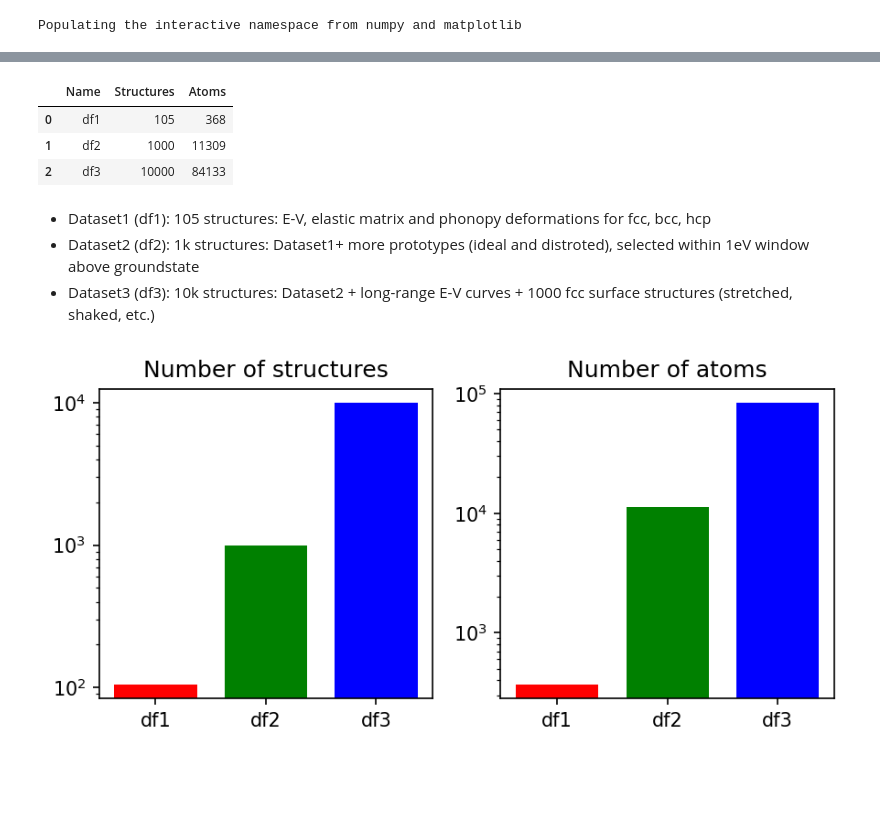
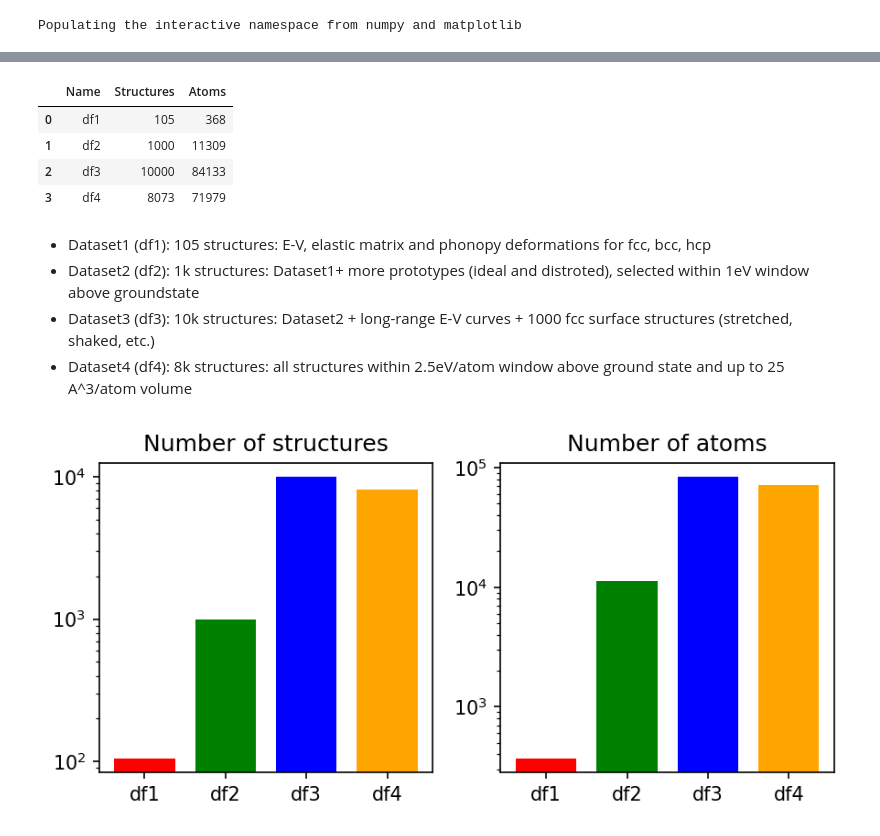
Before and after one commit to pyiron-workshop/potentials-workshop-2021, a Jupyter notebook: day_2/00-IntroductionDay2.ipynb, the cells around one changed output, grey strips where cells are left out. Cells and saved outputs as stored; diff of their text form; code cells hidden in the pictures; blank space fills up the shorter version.

```diff
--- a/day_2/00-IntroductionDay2.ipynb
+++ b/day_2/00-IntroductionDay2.ipynb
@@ -67,7 +67,7 @@ def proces_df(df):
     df["volume"]=df["atoms"].map(lambda at: at.get_volume())
     df["volume_per_atom"] = df["volume"]/df["number_of_atoms"]
 # %%
-data_pr = Project("..")
+data_pr = Project("../datasets/import_database/")
 # %%
 data_pr.job_table()
 # %% [output]
@@ -79,19 +80,21 @@ data_pr.job_table()
 df1_job = data_pr.load('df1_A1_A2_A3_EV_elast_phon')
 df2_job = data_pr.load('df2_1k')
 df3_job = data_pr.load('df3_10k')
+df4_job = data_pr.load('df4_2_5eV_25A3_8K')
 # %%
 df1 = df1_job.to_pandas()
 df2 = df2_job.to_pandas()
 df3 = df3_job.to_pandas()
+df4 = df4_job.to_pandas()
 
-dfs = [df1,df2,df3]
+dfs = [df1,df2,df3,df4]
 # %%
 for df in dfs:
     proces_df(df)
 # %%
 df_size=[len(df) for df in dfs]
 df_num_atoms=[int(df["number_of_atoms"].sum()) for df in dfs]
-labels=["df1","df2","df3"]
+labels=["df1","df2","df3","df4"]
 # %%
 df_stats = pd.DataFrame({"Name":labels, "Structures":df_size, "Atoms":df_num_atoms})
 df_stats
@@ -100,31 +103,34 @@ df_stats
 | 0 | df1 | 105 | 368 |
 | 1 | df2 | 1000 | 11309 |
 | 2 | df3 | 10000 | 84133 |
+| 3 | df4 | 8073 | 71979 |
 # %% [markdown]
 * Dataset1 (df1): 105 structures: E-V, elastic matrix and phonopy deformations for fcc, bcc, hcp
 * Dataset2 (df2): 1k structures: Dataset1+ more prototypes (ideal and distroted), selected within 1eV window above  groundstate
 * Dataset3 (df3): 10k structures: Dataset2 + long-range E-V curves + 1000 fcc surface structures (stretched, shaked, etc.)
+* Dataset4 (df4): 8k structures: all structures within 2.5eV/atom window above ground state and up to 25 A^3/atom volume
 # %%
 xs = np.arange(len(df_size))
 width = 0.75
+colors=["red","green","blue","orange"]
 
 fig, (ax,ax2) = plt.subplots(1,2,figsize=(6,3), dpi=150)
 
-ax.bar(df_stats.index, df_stats["Structures"], width=width, color=["red","green","blue"])
+ax.bar(df_stats.index, df_stats["Structures"], width=width, color=colors)
 ax.set_yscale('log')
 ax.set_title('Number of structures')
 ax.set_xticks(df_stats.index)
 ax.set_xticklabels(df_stats["Name"])
 
-ax2.bar(df_stats.index, df_stats["Atoms"], width=width, color=["red", "green", "blue"])
+ax2.bar(df_stats.index, df_stats["Atoms"], width=width, color=colors)
 ax2.set_yscale('log')
 ax2.set_title('Number of atoms')
 ax2.set_xticks(df_stats.index)
 ax2.set_xticklabels(df_stats["Name"])
 
 fig.tight_layout()
 # %% [output]
-[figure, old version]
+[figure, new version]
 # %%
 alpha= 0.35
 s=25
```
Also changed, not shown: parts of 2 cells of this notebook.
